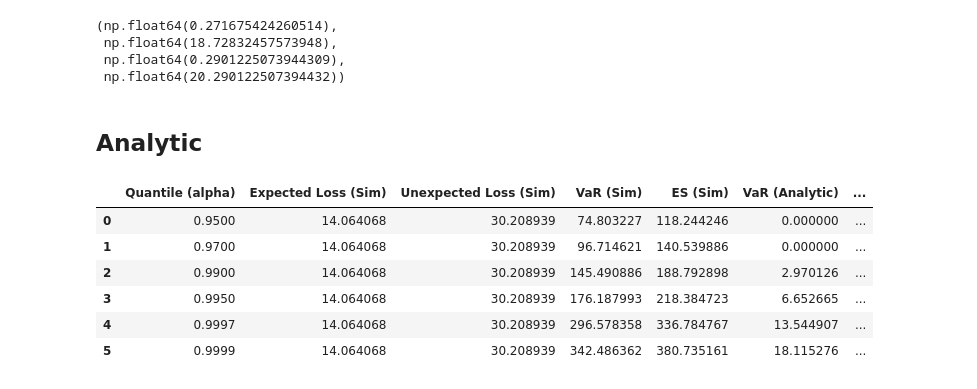
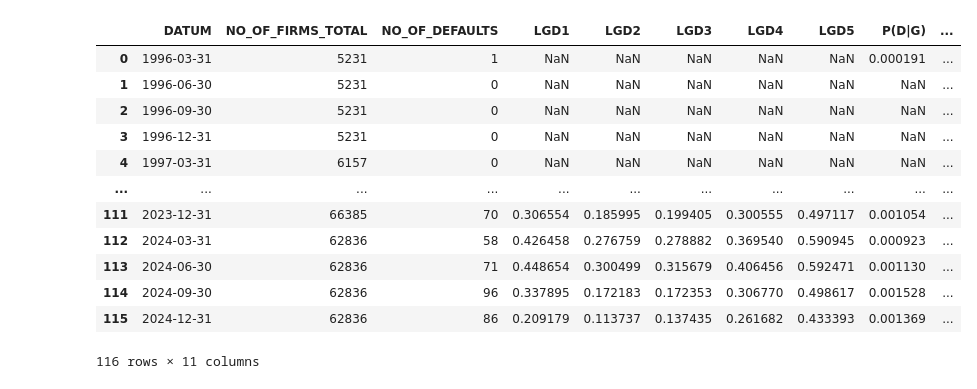
Before and after one commit to KraBence/Temalabor, a Jupyter notebook: Temalabor.ipynb, the cells around one changed output. Cells and saved outputs as stored; diff of their text form; code cells hidden in the pictures.

```diff
--- a/Temalabor.ipynb
+++ b/Temalabor.ipynb
@@ -235,9 +0,0 @@ correlation = 0.05
-# %%
-a, b = f.calibrate_beta_parameters_with_correlation(p_mean, correlation)
-a_1,b_1 = f.dirty_calibration(correlation, p_mean)
-a,b,a_1,b_1
-# %% [output]
-(np.float64(0.271675424260514),
- np.float64(18.72832457573948),
- np.float64(0.2901225073944309),
- np.float64(20.290122507394432))
@@ -251,15 +0,0 @@ results_poisson_gamma['ES (Sim)'] = es_pg_sim
-# %% [markdown]
-## Analytic
-# %%
-pmfPG, cdfPG, var_pg_analytic, es_pg_analytic = f.poissonGammaAnalytic(N, c_mean, a, b, alpha)
-results_poisson_gamma['VaR (Analytic)'] = var_pg_analytic
-results_poisson_gamma['ES (Analytic)'] = es_pg_analytic
-results_poisson_gamma
-# %% [output]
-|  | Quantile (alpha) | Expected Loss (Sim) | Unexpected Loss (Sim) | VaR (Sim) | ES (Sim) | VaR (Analytic) | ... |
-| 0 | 0.9500 | 14.064068 | 30.208939 | 74.803227 | 118.244246 | 0.000000 | ... |
-| 1 | 0.9700 | 14.064068 | 30.208939 | 96.714621 | 140.539886 | 0.000000 | ... |
-| 2 | 0.9900 | 14.064068 | 30.208939 | 145.490886 | 188.792898 | 2.970126 | ... |
-| 3 | 0.9950 | 14.064068 | 30.208939 | 176.187993 | 218.384723 | 6.652665 | ... |
-| 4 | 0.9997 | 14.064068 | 30.208939 | 296.578358 | 336.784767 | 13.544907 | ... |
-| 5 | 0.9999 | 14.064068 | 30.208939 | 342.486362 | 380.735161 | 18.115276 | ... |
@@ -265,0 +17,19 @@ results_poisson_gamma
+# %%
+data = pd.read_excel('.\\adatok.xlsx', sheet_name='Sheet3')
+states = pd.read_excel('.\\States.xlsx', sheet_name='Sheet1')
+data['Hectic'] = states['Hectic_Assignment']
+data
+# %% [output]
+|  | DATUM | NO_OF_FIRMS_TOTAL | NO_OF_DEFAULTS | LGD1 | LGD2 | LGD3 | LGD4 | LGD5 | P(D|G) | ... |
+| 0 | 1996-03-31 | 5231 | 1 | NaN | NaN | NaN | NaN | NaN | 0.000191 | ... |
+| 1 | 1996-06-30 | 5231 | 0 | NaN | NaN | NaN | NaN | NaN | NaN | ... |
+| 2 | 1996-09-30 | 5231 | 0 | NaN | NaN | NaN | NaN | NaN | NaN | ... |
+| 3 | 1996-12-31 | 5231 | 0 | NaN | NaN | NaN | NaN | NaN | NaN | ... |
+| 4 | 1997-03-31 | 6157 | 0 | NaN | NaN | NaN | NaN | NaN | NaN | ... |
+| ... | ... | ... | ... | ... | ... | ... | ... | ... | ... | ... |
+| 111 | 2023-12-31 | 66385 | 70 | 0.306554 | 0.185995 | 0.199405 | 0.300555 | 0.497117 | 0.001054 | ... |
+| 112 | 2024-03-31 | 62836 | 58 | 0.426458 | 0.276759 | 0.278882 | 0.369540 | 0.590945 | 0.000923 | ... |
+| 113 | 2024-06-30 | 62836 | 71 | 0.448654 | 0.300499 | 0.315679 | 0.406456 | 0.592471 | 0.001130 | ... |
+| 114 | 2024-09-30 | 62836 | 96 | 0.337895 | 0.172183 | 0.172353 | 0.306770 | 0.498617 | 0.001528 | ... |
+| 115 | 2024-12-31 | 62836 | 86 | 0.209179 | 0.113737 | 0.137435 | 0.261682 | 0.433393 | 0.001369 | ... |
+116 rows × 11 columns
```
Also changed, not shown: parts of 54 cells of this notebook, 2 other files.
